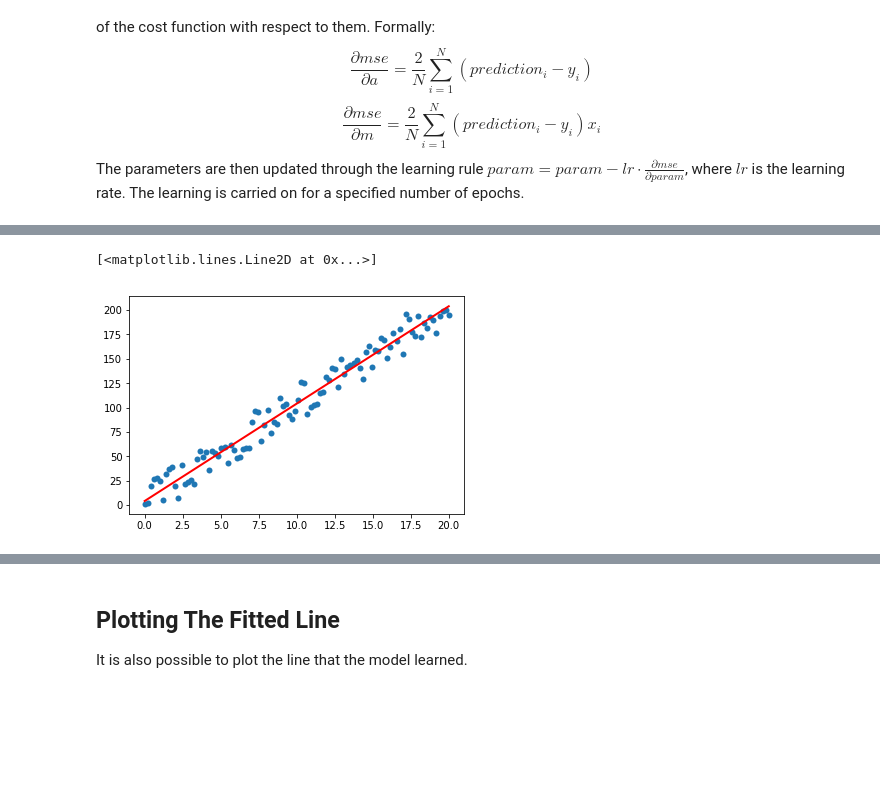
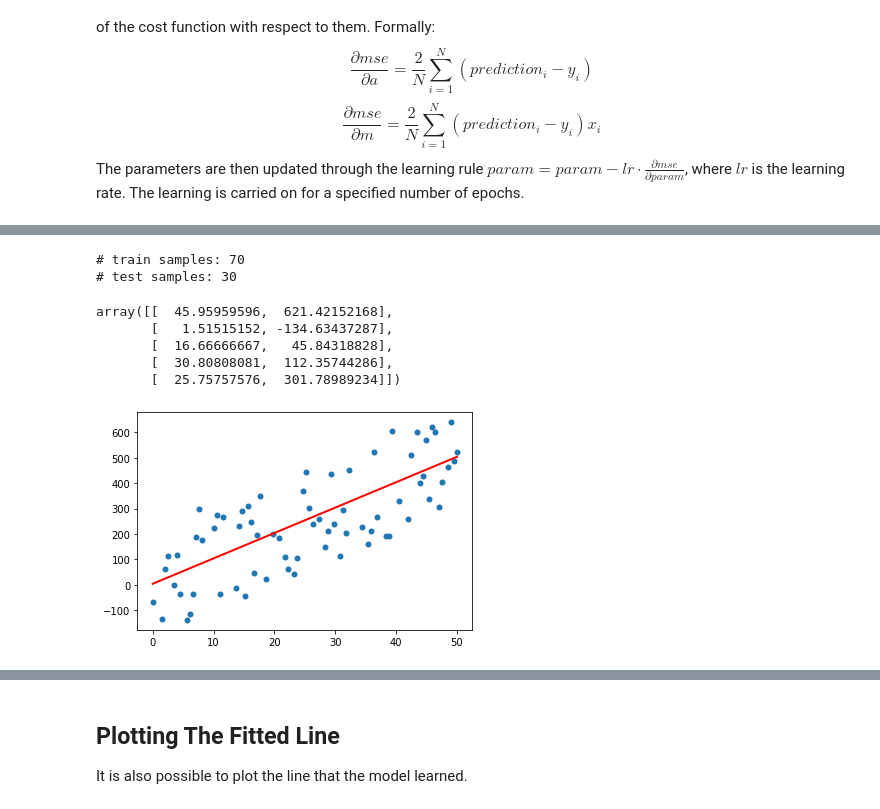
Before and after one commit to GiovanniCiampi/MachineLearning, a Jupyter notebook: LinearRegression/Notebook.ipynb, the cells around one changed output, grey strips where cells are left out. Drawn from its saved outputs; the diff is of its cells as text; code cells hidden in the pictures; blank space fills up the shorter version.

```diff
--- a/LinearRegression/Notebook.ipynb
+++ b/LinearRegression/Notebook.ipynb
@@ -21,0 +19,26 @@ data = np.c_[x, y]
+# %%
+x_min = 0
+x_max = 50
+
+line_bias = 4
+line_slope = 10
+
+noise_amp = 220
+
+n_points_dataset = 100
+
+train_ratio = 0.7
+# %%
+x_axis = np.linspace(x_min, x_max, n_points_dataset)
+original_y = line_slope * x_axis + line_bias
+
+uniform_noise = np.random.uniform(-noise_amp, noise_amp, n_points_dataset)
+sampled_y = original_y + uniform_noise
+# %%
+not_shuffled_dataset = np.c_[x_axis, sampled_y]
+dataset = not_shuffled_dataset[:]
+np.random.shuffle(dataset)
+# %%
+n_train_samples = int(train_ratio*n_points_dataset)
+train_data = dataset[:n_train_samples]
+test_data = dataset[n_train_samples:]
@@ -22,6 +47,20 @@ data = np.c_[x, y]
+# %%
+print(f'# train samples: {n_train_samples}')
+print(f'# test samples: {n_test_samples}')
+# %% [output]
+# train samples: 70
+# test samples: 30
+# %%
+dataset[:5]
+# %% [output]
+array([[  45.95959596,  621.42152168],
+       [   1.51515152, -134.63437287],
+       [  16.66666667,   45.84318828],
+       [  30.80808081,  112.35744286],
+       [  25.75757576,  301.78989234]])
 # %%
-plt.scatter(x, y + noise, linewidths=0.001)
-plt.plot(x, y, color="red", linewidth=2)
+plt.scatter(train_data[:,0], train_data[:,1], linewidths=0.001)
+plt.plot(x_axis, original_y, color="red", linewidth=2)
+plt.show()
 # %% [output]
-[<matplotlib.lines.Line2D at 0x...>]
-[figure, old version]
+[figure, new version]
```
Also changed, not shown: parts of 30 cells of this notebook.
